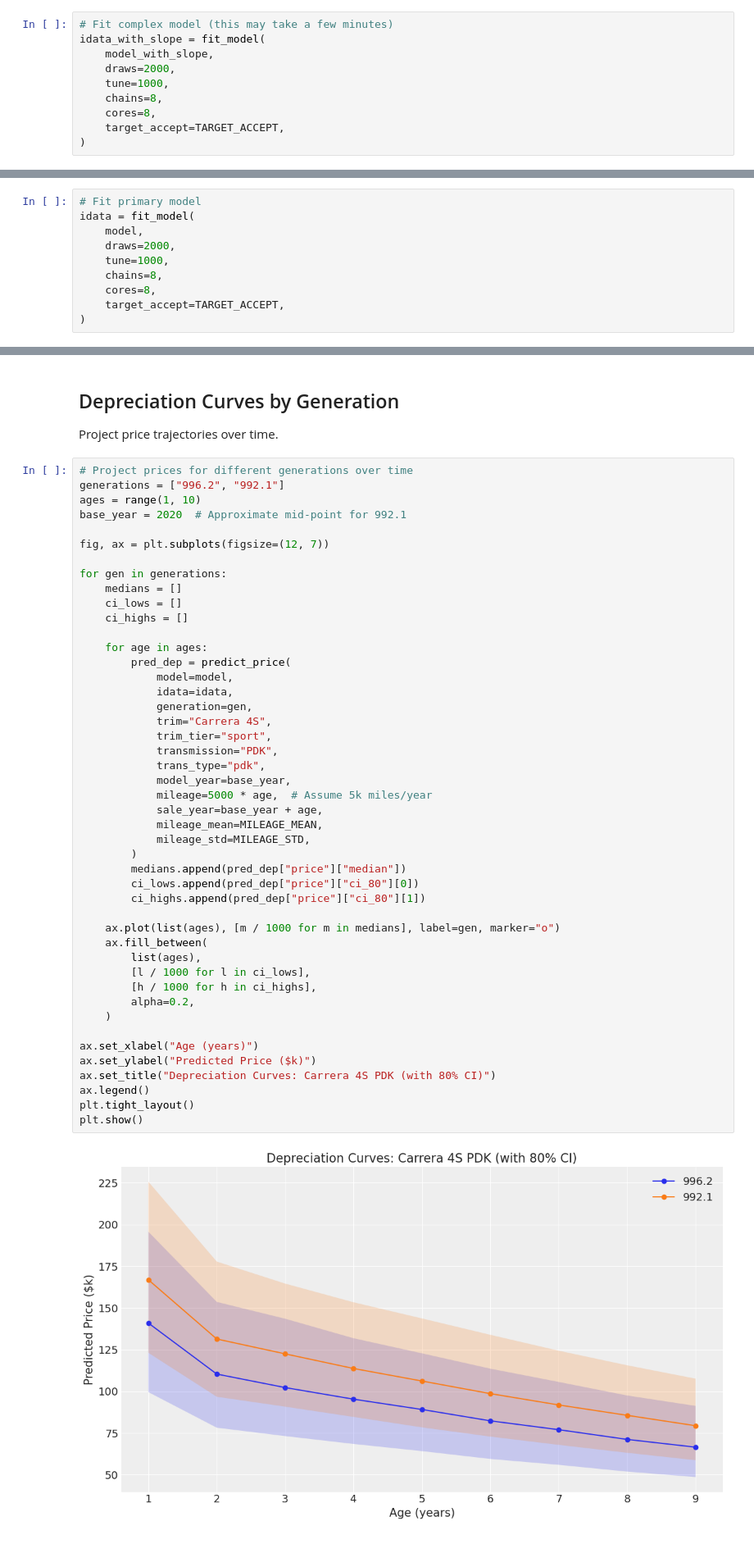
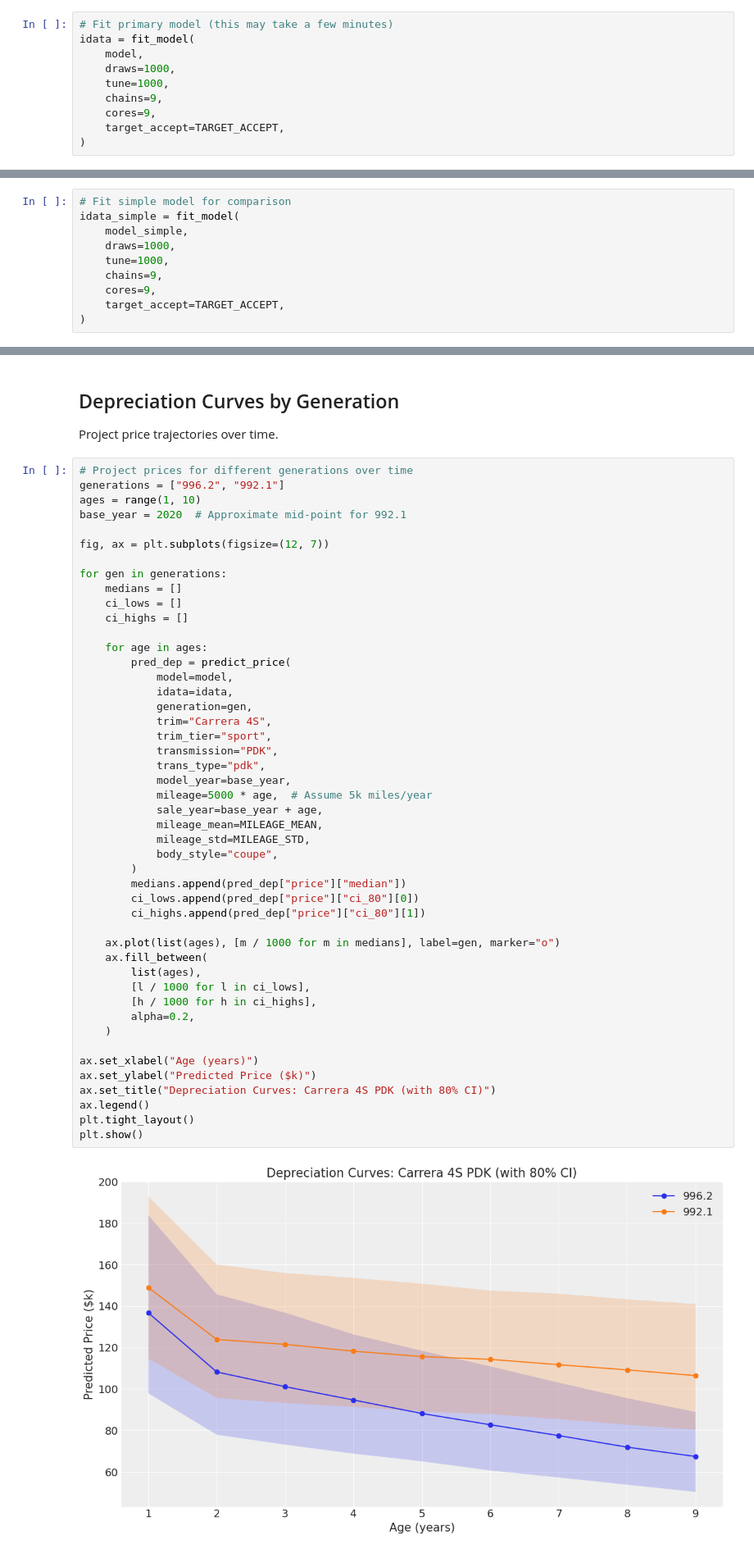
Before and after one commit to No-Stream/price-trend-analysis, a Jupyter notebook: notebooks/03_modeling.ipynb, the cells around one changed output, grey strips where cells are left out. Shown at 82% size. Cells and saved outputs as stored; diff of their text form.

```diff
--- a/notebooks/03_modeling.ipynb
+++ b/notebooks/03_modeling.ipynb
@@ -126,11 +128,11 @@ INFO:price_analysis.models.hierarchical:Built model with 1324 observations
 # %%
-# Fit complex model (this may take a few minutes)
-idata_with_slope = fit_model(
-    model_with_slope,
-    draws=2000,
+# Fit primary model (this may take a few minutes)
+idata = fit_model(
+    model,
+    draws=1000,
     tune=1000,
-    chains=8,
-    cores=8,
+    chains=9,
+    cores=9,
     target_accept=TARGET_ACCEPT,
 )
 # %% [output]
@@ -182,11 +209,11 @@ INFO:price_analysis.models.hierarchical:Built model with 1324 observations
 # %%
-# Fit primary model
-idata = fit_model(
-    model,
-    draws=2000,
+# Fit simple model for comparison
+idata_simple = fit_model(
+    model_simple,
+    draws=1000,
     tune=1000,
-    chains=8,
-    cores=8,
+    chains=9,
+    cores=9,
     target_accept=TARGET_ACCEPT,
 )
 # %% [output]
@@ -459,34 +488,35 @@ for gen in generations:
             generation=gen,
             trim="Carrera 4S",
             trim_tier="sport",
             transmission="PDK",
             trans_type="pdk",
             model_year=base_year,
             mileage=5000 * age,  # Assume 5k miles/year
             sale_year=base_year + age,
             mileage_mean=MILEAGE_MEAN,
             mileage_std=MILEAGE_STD,
+            body_style="coupe",
         )
         medians.append(pred_dep["price"]["median"])
         ci_lows.append(pred_dep["price"]["ci_80"][0])
         ci_highs.append(pred_dep["price"]["ci_80"][1])
 
     ax.plot(list(ages), [m / 1000 for m in medians], label=gen, marker="o")
     ax.fill_between(
         list(ages),
         [l / 1000 for l in ci_lows],
         [h / 1000 for h in ci_highs],
         alpha=0.2,
     )
 
 ax.set_xlabel("Age (years)")
 ax.set_ylabel("Predicted Price ($k)")
 ax.set_title("Depreciation Curves: Carrera 4S PDK (with 80% CI)")
 ax.legend()
 plt.tight_layout()
 plt.show()
 # %% [output]
-[figure, old version]
+[figure, new version]
 # %% [markdown]
 ## Pure Age Depreciation (Mileage Held Constant at 40k)
 
```
Also changed, not shown: parts of 33 cells of this notebook, 13 other files.
